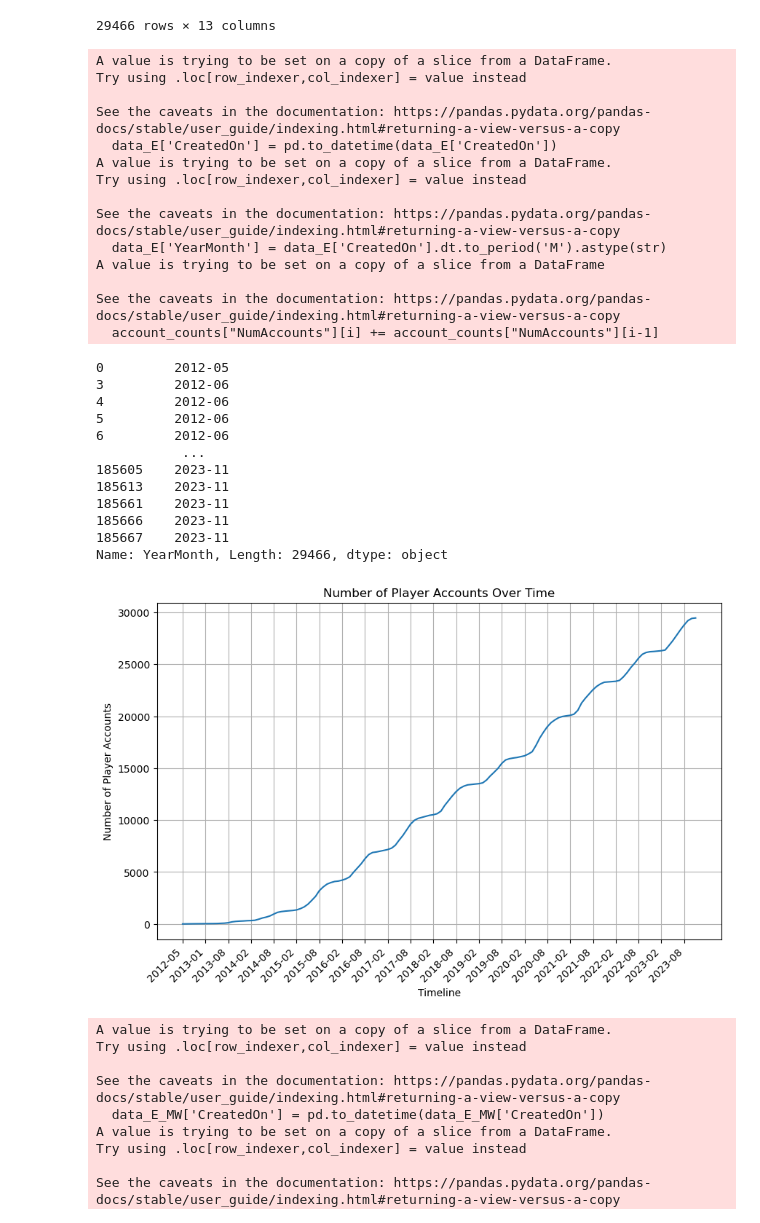
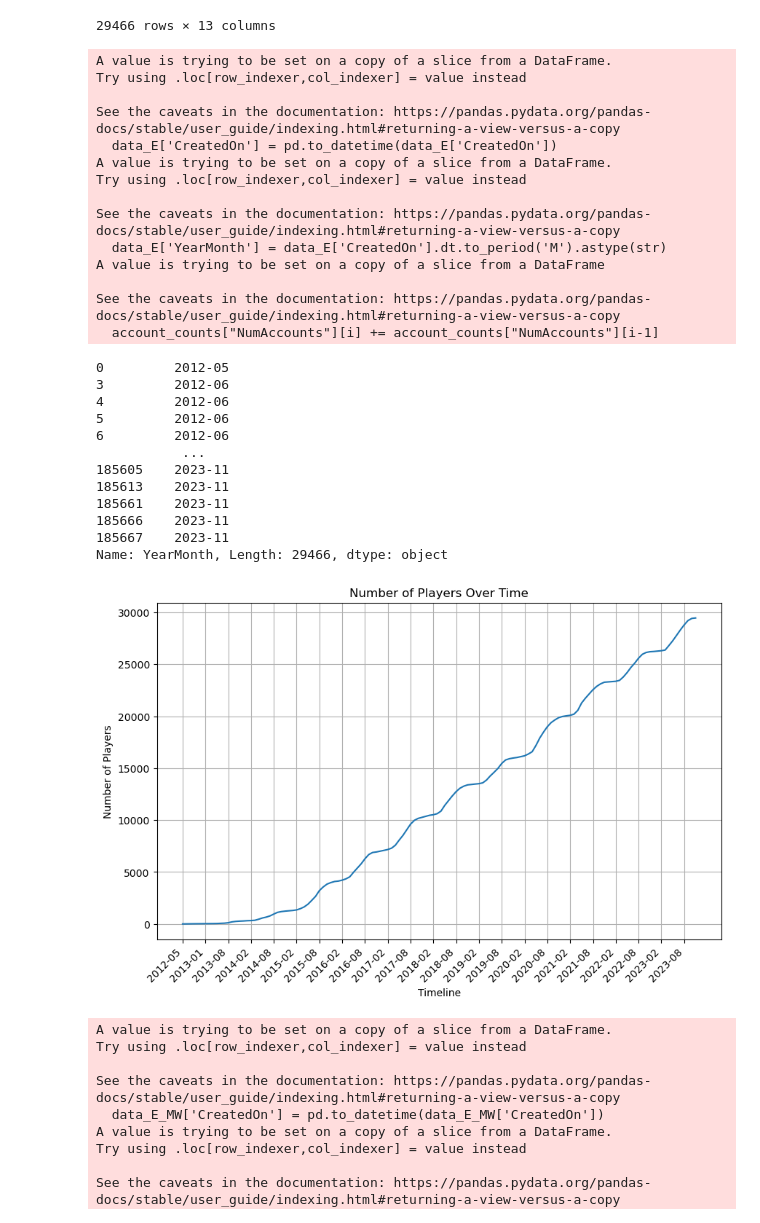
Before and after one commit to Karmosav/discgolf-data, a Jupyter notebook: golf.ipynb, the cells around one changed output. Drawn from its saved outputs; the diff is of its cells as text; code cells hidden in the pictures.

```diff
--- a/golf.ipynb
+++ b/golf.ipynb
@@ -52,39 +52,39 @@ plt.figure(figsize=(10, 6))
 plt.plot(account_counts['YearMonth'], account_counts['NumAccounts'])
 n = 6
 plt.xticks(range(0, len(account_counts['YearMonth']), n), account_counts['YearMonth'][::n], rotation=45, ha='right')
-plt.title('Number of Player Accounts Over Time')
+plt.title('Number of Players Over Time')
 plt.xlabel('Timeline')
-plt.ylabel('Number of Player Accounts')
+plt.ylabel('Number of Players')
 plt.grid(True)
 plt.show()
 # %% [output]
 A value is trying to be set on a copy of a slice from a DataFrame.
 Try using .loc[row_indexer,col_indexer] = value instead
 
 See the caveats in the documentation: https://pandas.pydata.org/pandas-docs/stable/user_guide/indexing.html#returning-a-view-versus-a-copy
   data_E['CreatedOn'] = pd.to_datetime(data_E['CreatedOn'])
 A value is trying to be set on a copy of a slice from a DataFrame.
 Try using .loc[row_indexer,col_indexer] = value instead
 
 See the caveats in the documentation: https://pandas.pydata.org/pandas-docs/stable/user_guide/indexing.html#returning-a-view-versus-a-copy
   data_E['YearMonth'] = data_E['CreatedOn'].dt.to_period('M').astype(str)
 A value is trying to be set on a copy of a slice from a DataFrame
 
 See the caveats in the documentation: https://pandas.pydata.org/pandas-docs/stable/user_guide/indexing.html#returning-a-view-versus-a-copy
   account_counts["NumAccounts"][i] += account_counts["NumAccounts"][i-1]
 0         2012-05
 3         2012-06
 4         2012-06
 5         2012-06
 6         2012-06
            ...
 185605    2023-11
 185613    2023-11
 185661    2023-11
 185666    2023-11
 185667    2023-11
 Name: YearMonth, Length: 29466, dtype: object
-[figure, old version]
+[figure, new version]
 # %%
 data_E_MW = df[df["CountryCode"]=="EE"]
 
```
Also changed, not shown: parts of 10 cells of this notebook, 2 other files.
